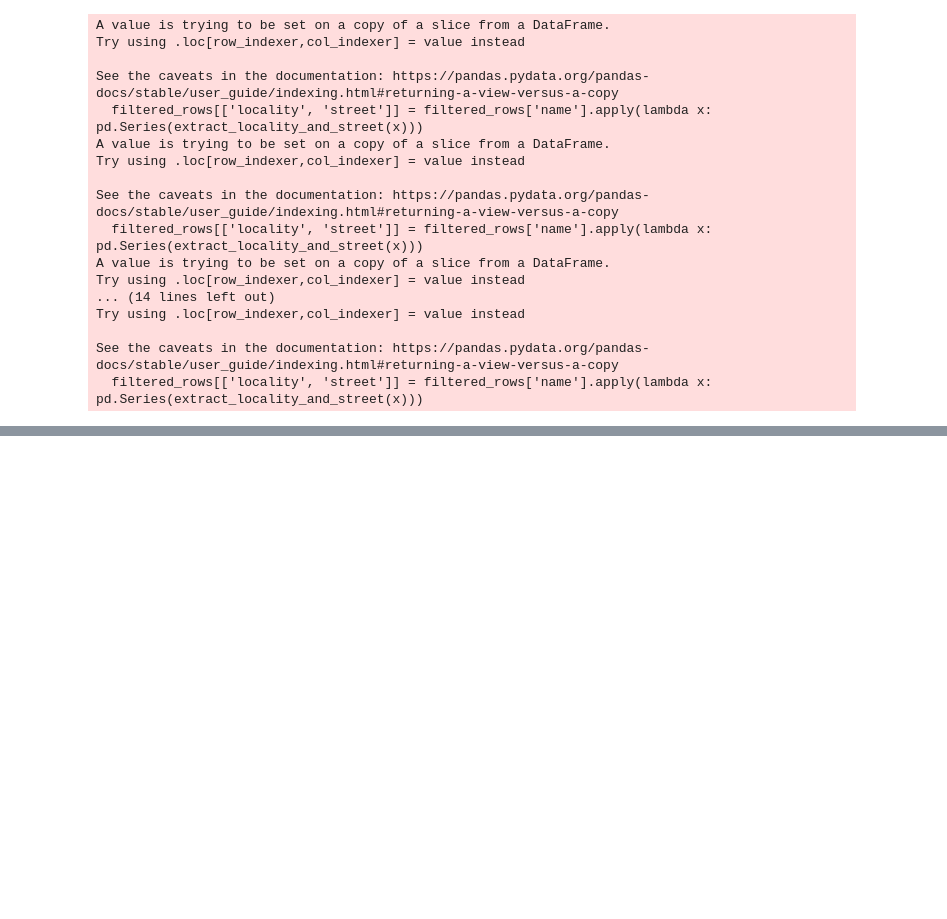
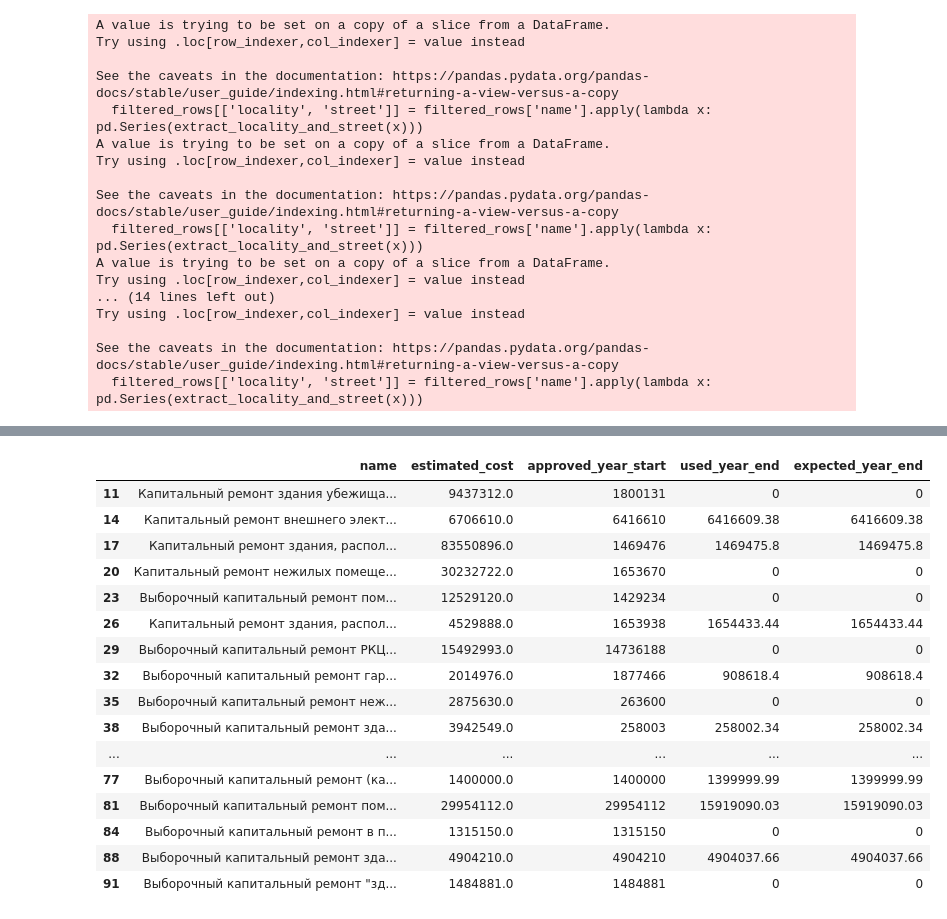
Before and after one commit to 999rse/noa_cb_intern, a Jupyter notebook: kc_tr_kr_operating.ipynb, the cells around one changed output, grey strips where cells are left out. Drawn from its saved outputs; the diff is of its cells as text; code cells hidden in the pictures; blank space fills up the shorter version.

```diff
--- a/kc_tr_kr_operating.ipynb
+++ b/kc_tr_kr_operating.ipynb
@@ -127,0 +203,23 @@ results[2]
+# %%
+target_line_startswith = ["Выборочный", "Капитальный", "Новый", "Ремонт"]
+filtered_rows = filexlsx[filexlsx['name'].apply(lambda x: str(x).startswith(tuple(target_line_startswith)) if pd.notna(x) else False)]
+
+filtered_rows
+# %% [output]
+|  | name | estimated_cost | approved_year_start | used_year_end | expected_year_end |
+| 11 | Капитальный ремонт здания убежища... | 9437312.0 | 1800131 | 0 | 0 |
+| 14 | Капитальный ремонт внешнего элект... | 6706610.0 | 6416610 | 6416609.38 | 6416609.38 |
+| 17 | Капитальный ремонт здания, распол... | 83550896.0 | 1469476 | 1469475.8 | 1469475.8 |
+| 20 | Капитальный ремонт нежилых помеще... | 30232722.0 | 1653670 | 0 | 0 |
+| 23 | Выборочный капитальный ремонт пом... | 12529120.0 | 1429234 | 0 | 0 |
+| 26 | Капитальный ремонт здания, распол... | 4529888.0 | 1653938 | 1654433.44 | 1654433.44 |
+| 29 | Выборочный капитальный ремонт РКЦ... | 15492993.0 | 14736188 | 0 | 0 |
+| 32 | Выборочный капитальный ремонт гар... | 2014976.0 | 1877466 | 908618.4 | 908618.4 |
+| 35 | Выборочный капитальный ремонт неж... | 2875630.0 | 263600 | 0 | 0 |
+| 38 | Выборочный капитальный ремонт зда... | 3942549.0 | 258003 | 258002.34 | 258002.34 |
+| ... | ... | ... | ... | ... | ... |
+| 77 | Выборочный капитальный ремонт (ка... | 1400000.0 | 1400000 | 1399999.99 | 1399999.99 |
+| 81 | Выборочный капитальный ремонт пом... | 29954112.0 | 29954112 | 15919090.03 | 15919090.03 |
+| 84 | Выборочный капитальный ремонт в п... | 1315150.0 | 1315150 | 0 | 0 |
+| 88 | Выборочный капитальный ремонт зда... | 4904210.0 | 4904210 | 4904037.66 | 4904037.66 |
+| 91 | Выборочный капитальный ремонт "зд... | 1484881.0 | 1484881 | 0 | 0 |
```
Also changed, not shown: parts of 7 cells of this notebook.
